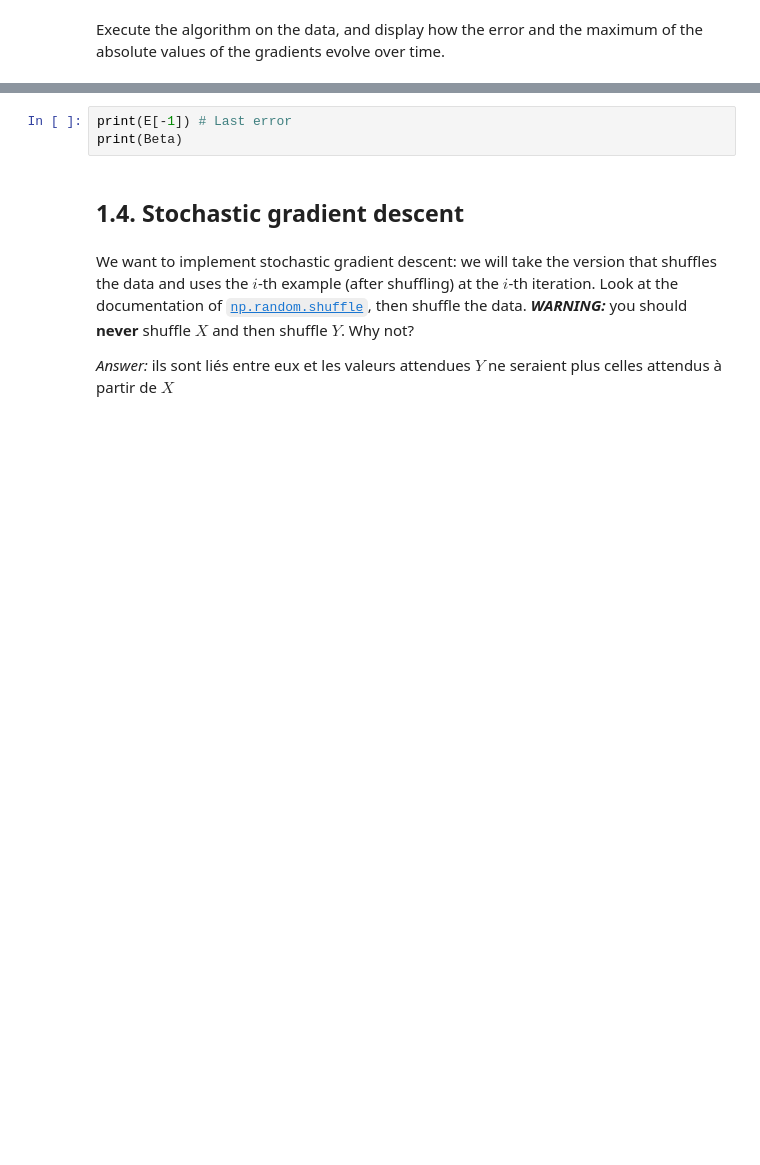
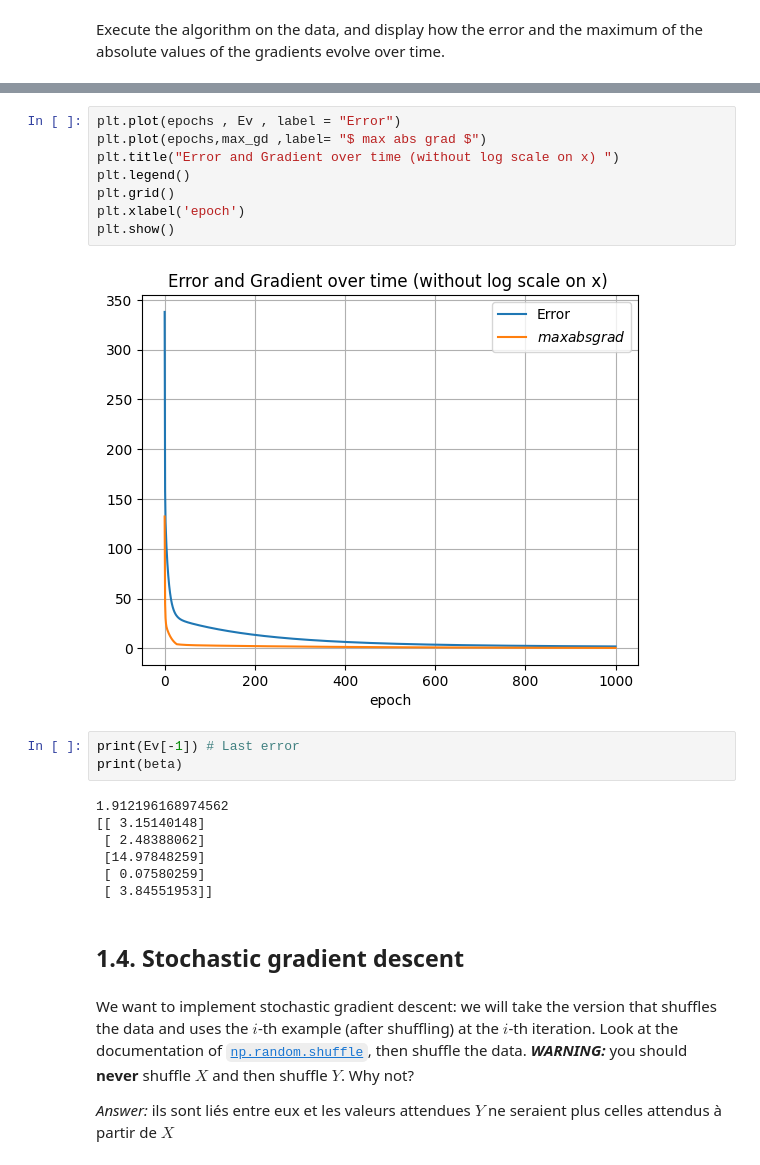
Before and after one commit to mebs237/Matieres, a Jupyter notebook: Intro Machine Learning & DS/TP/lab3/lab3.ipynb, the cells around one changed output, grey strips where cells are left out. Drawn from its saved outputs; the diff is of its cells as text; blank space fills up the shorter version.

```diff
--- a/Intro Machine Learning & DS/TP/lab3/lab3.ipynb
+++ b/Intro Machine Learning & DS/TP/lab3/lab3.ipynb
@@ -527,6 +556,23 @@ pass
+# %%
+plt.plot(epochs , Ev , label = "Error")
+plt.plot(epochs,max_gd ,label= "$ max abs grad $")
+plt.title("Error and Gradient over time (without log scale on x) ")
+plt.legend()
+plt.grid()
+plt.xlabel('epoch')
+plt.show()
+# %% [output]
+[figure, added]
 # %%
-print(E[-1]) # Last error
-print(Beta)
+print(Ev[-1]) # Last error
+print(beta)
+# %% [output]
+1.912196168974562
+[[ 3.15140148]
+ [ 2.48388062]
+ [14.97848259]
+ [ 0.07580259]
+ [ 3.84551953]]
 # %% [markdown]
 ## 1.4. Stochastic gradient descent
 # %% [markdown]
```
Also changed, not shown: parts of 33 cells of this notebook.
